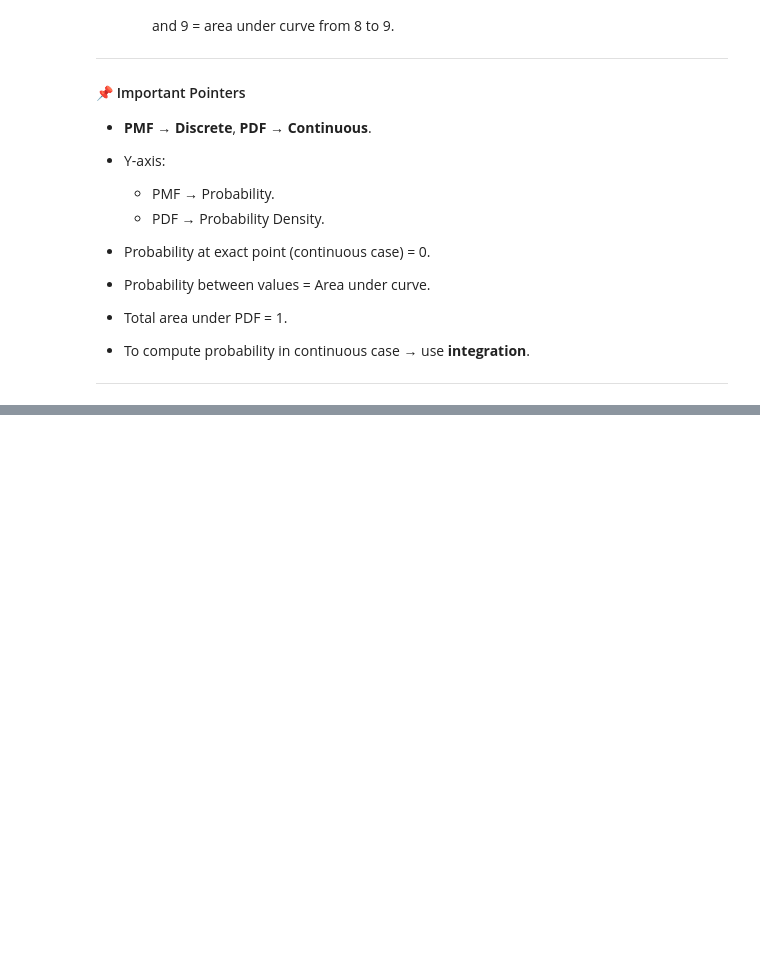
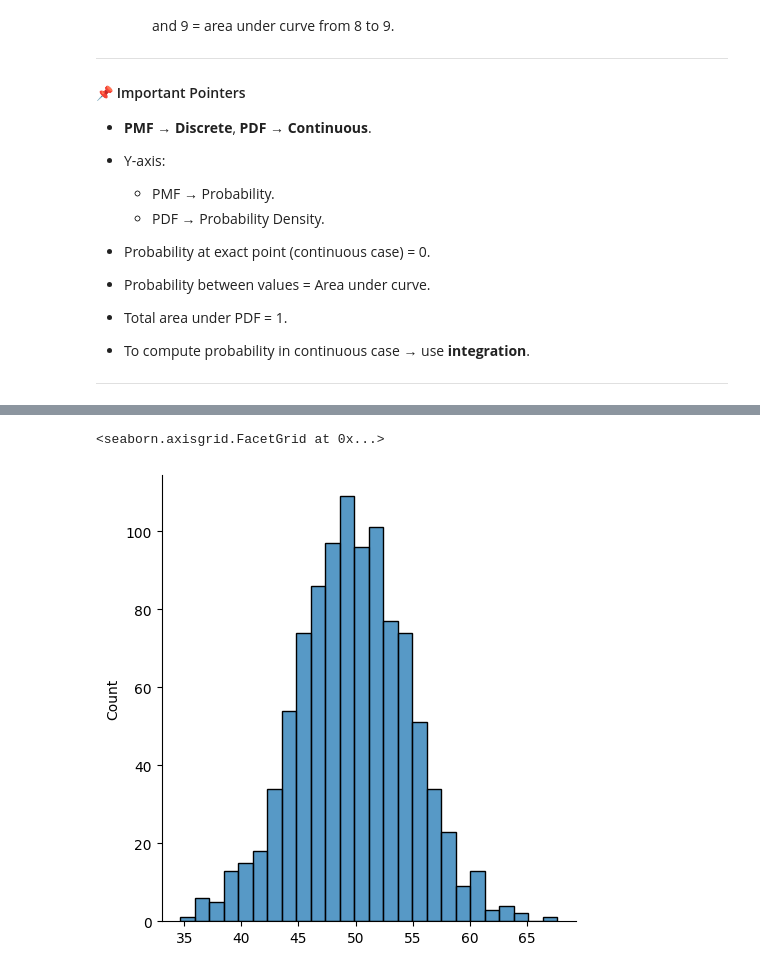
Before and after one commit to Narotam-Mishra/machine-learning-concepts, a Jupyter notebook: 05_Maths_for_ML/Probability/phase-1.ipynb, the cells around one changed output, grey strips where cells are left out. Drawn from its saved outputs; the diff is of its cells as text; code cells hidden in the pictures; blank space fills up the shorter version.

```diff
--- a/05_Maths_for_ML/Probability/phase-1.ipynb
+++ b/05_Maths_for_ML/Probability/phase-1.ipynb
@@ -175,0 +245,13 @@ np.cumsum(s1).plot(kind='bar')
+# %%
+# plot for pdf using seaborn
+
+import seaborn as sns
+
+# deprecated
+# sns.distplot(sample)
+
+sns.displot(sample)
+# sns.histplot(sample)
+# %% [output]
+<seaborn.axisgrid.FacetGrid at 0x...>
+[figure, added]
```
Also changed, not shown: parts of 28 cells of this notebook.
